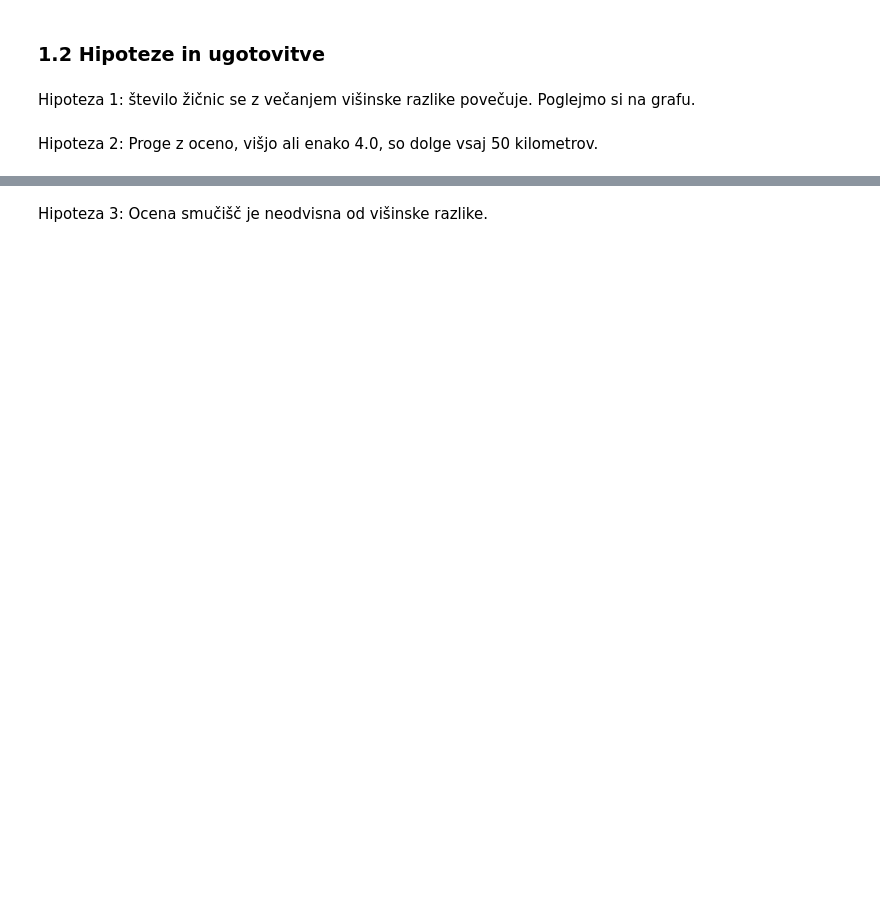
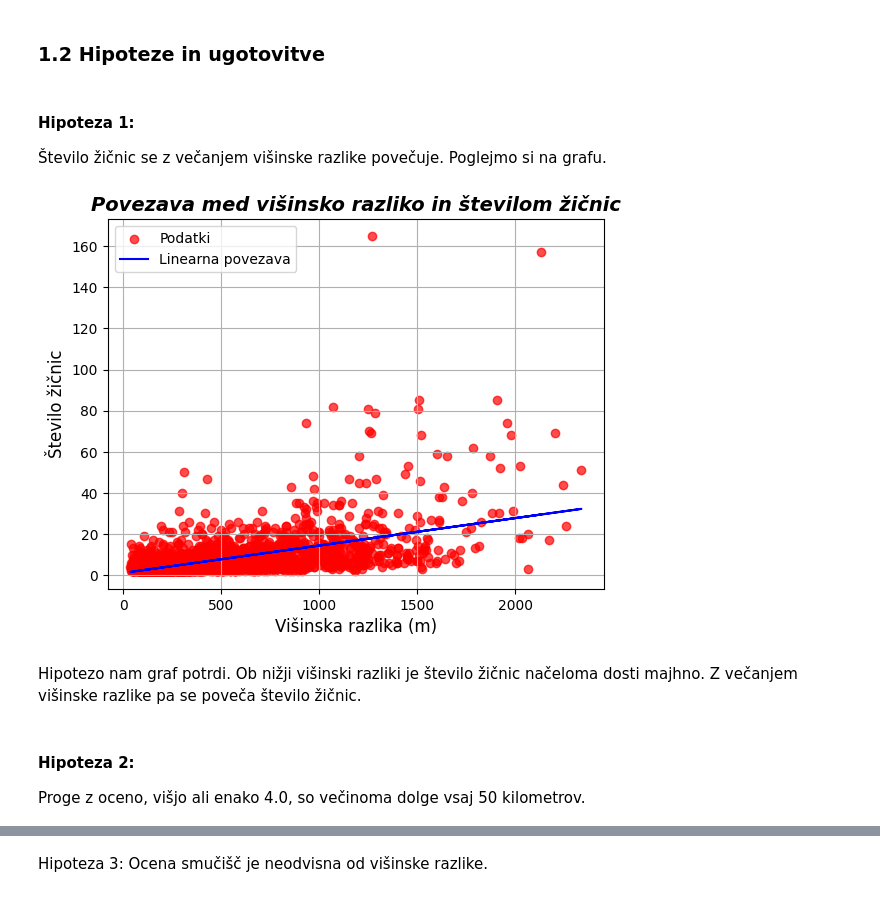
Before and after one commit to NejcZibret/ProjektnaNaloga2024, a Jupyter notebook: analiza.ipynb, the cells around one changed output, grey strips where cells are left out. Saved outputs shown, nothing was run; the diff lists cells and outputs as text; code cells hidden in the pictures; blank space fills up the shorter version.

```diff
--- a/analiza.ipynb
+++ b/analiza.ipynb
@@ -193,6 +207,28 @@ rezultat1.head(10)
 # %% [markdown]
 # <h3>1.2 Hipoteze in ugotovitve</h3>
 # %% [markdown]
-Hipoteza 1: število žičnic se z večanjem višinske razlike povečuje. Poglejmo si na grafu.
+<h4>Hipoteza 1:</h4> Število žičnic se z večanjem višinske razlike povečuje. Poglejmo si na grafu.
+# %%
+# za lažjo analizo odstranimo naN
+smucisca_pociscena2 = smucisca.dropna(subset=['višinska_razlika', 'žičnice'])
+
+plt.scatter(smucisca_pociscena2['višinska_razlika'], smucisca_pociscena2['žičnice'], color='red', alpha=0.7, label='Podatki')
+
+# linearnost
+m, b = np.polyfit(smucisca_pociscena2['višinska_razlika'], smucisca_pociscena2['žičnice'], 1)
+plt.plot(smucisca_pociscena2['višinska_razlika'], m * smucisca_pociscena2['višinska_razlika'] + b, color='blue', label='Linearna povezava')
+
+# nastavljanje grafa
+plt.title('Povezava med višinsko razliko in številom žičnic', fontsize=14, fontweight='bold', style='italic')
+plt.xlabel('Višinska razlika (m)', fontsize=12)
+plt.ylabel('Število žičnic', fontsize=12)
+plt.grid(True)
+plt.legend()
+
+plt.show()
+# %% [output]
+[figure, added]
+# %% [markdown]
+Hipotezo nam graf potrdi. Ob nižji višinski razliki je število žičnic načeloma dosti majhno. Z večanjem višinske razlike pa se poveča število žičnic.
 # %% [markdown]
-Hipoteza 2: Proge z oceno, višjo ali enako 4.0, so dolge vsaj 50 kilometrov.
+<h4>Hipoteza 2:</h4> Proge z oceno, višjo ali enako 4.0, so večinoma dolge vsaj 50 kilometrov.
```
Also changed, not shown: parts of 5 cells of this notebook.
